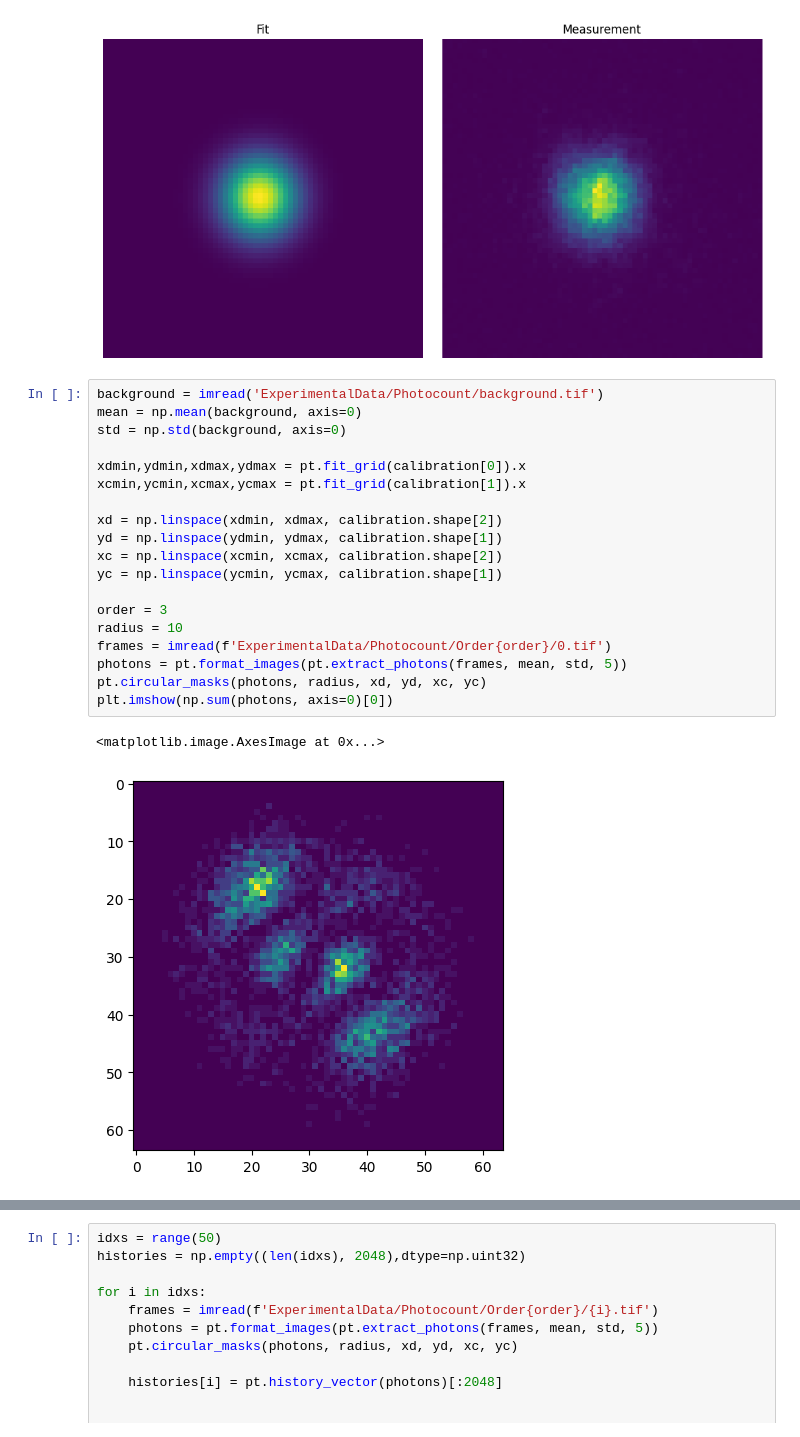
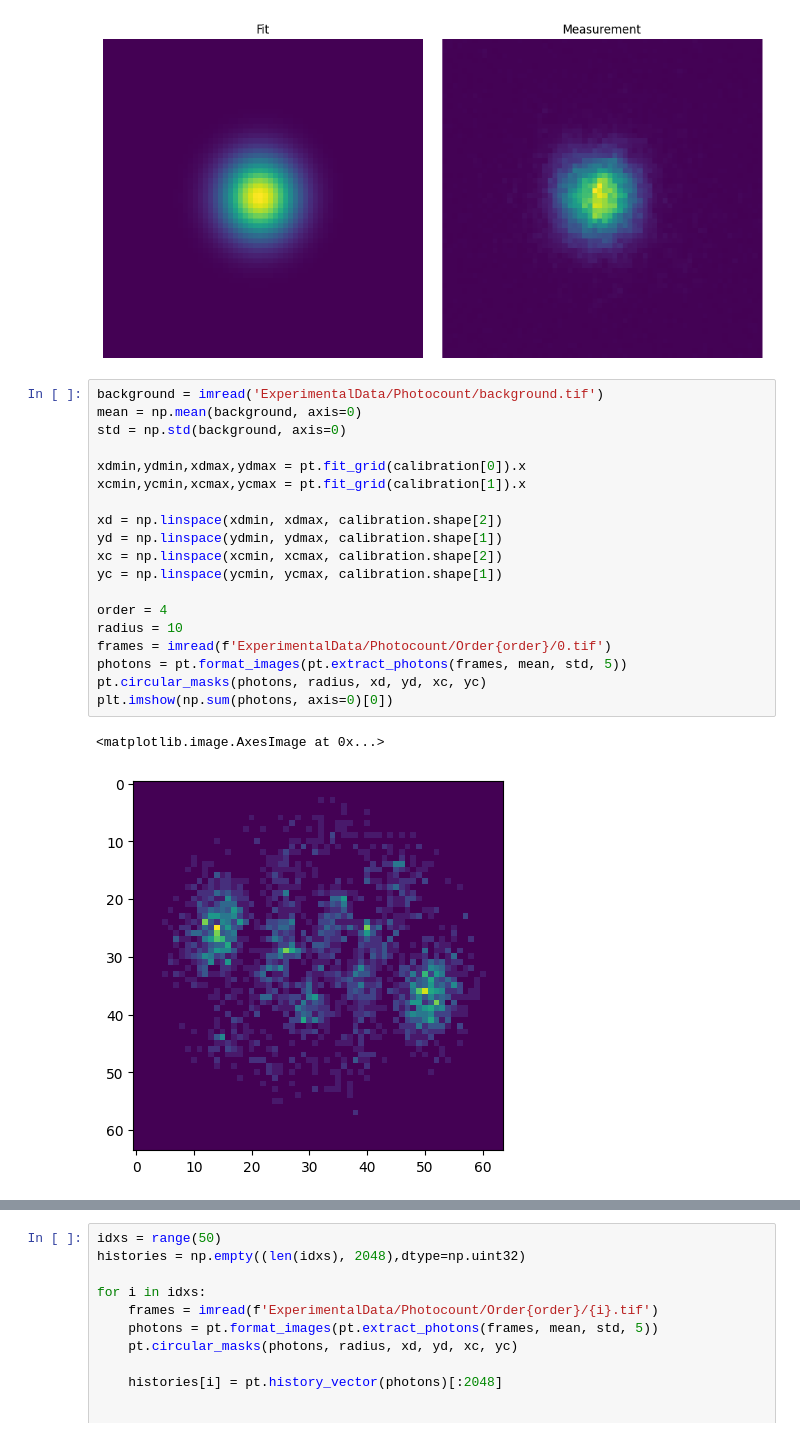
Before and after one commit to marcsgil/structured_light_tomography, a Jupyter notebook: photocunt_treatment.ipynb, the cells around one changed output, grey strips where cells are left out. Saved outputs shown, nothing was run; the diff lists cells and outputs as text.

```diff
--- a/photocunt_treatment.ipynb
+++ b/photocunt_treatment.ipynb
@@ -32,25 +32,25 @@ display_images(pt.gaussian(result.x, calibration[1].shape), calibration[1])
 # %%
 background = imread('ExperimentalData/Photocount/background.tif')
 mean = np.mean(background, axis=0)
 std = np.std(background, axis=0)
 
 xdmin,ydmin,xdmax,ydmax = pt.fit_grid(calibration[0]).x
 xcmin,ycmin,xcmax,ycmax = pt.fit_grid(calibration[1]).x
 
 xd = np.linspace(xdmin, xdmax, calibration.shape[2])
 yd = np.linspace(ydmin, ydmax, calibration.shape[1])
 xc = np.linspace(xcmin, xcmax, calibration.shape[2])
 yc = np.linspace(ycmin, ycmax, calibration.shape[1])
 
-order = 3
+order = 4
 radius = 10
 frames = imread(f'ExperimentalData/Photocount/Order{order}/0.tif')
 photons = pt.format_images(pt.extract_photons(frames, mean, std, 5))
 pt.circular_masks(photons, radius, xd, yd, xc, yc)
 plt.imshow(np.sum(photons, axis=0)[0])
 # %% [output]
 <matplotlib.image.AxesImage at 0x...>
-[figure, old version]
+[figure, new version]
 # %%
 history = pt.history_vector(photons)
 reconstructed = pt.array_representation(history[:2048], photons[0].shape)
```
Also changed, not shown: parts of 1 cell of this notebook, 7 other files.
